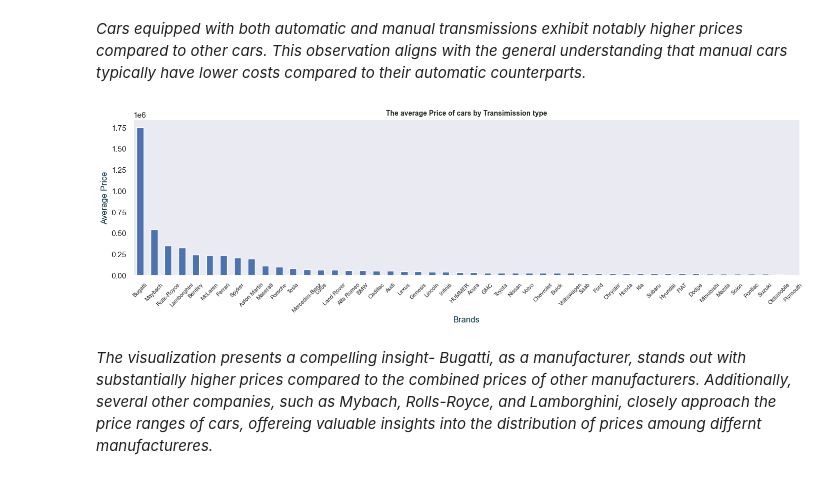
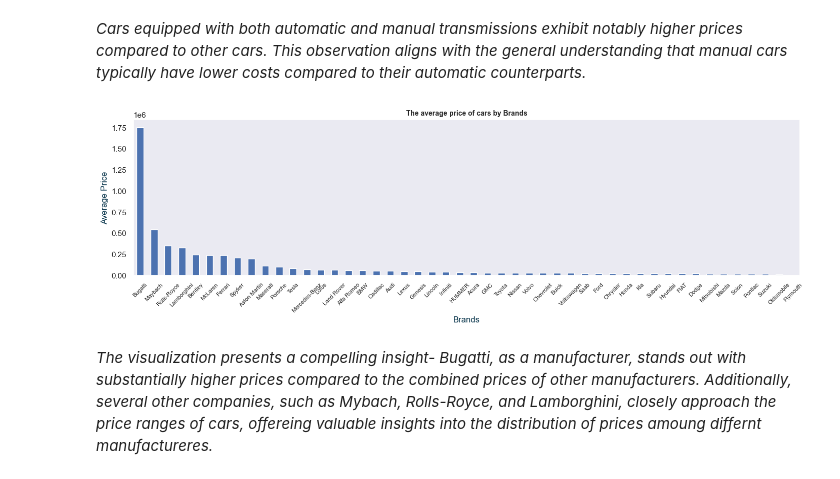
Before and after one commit to Shuhaib73/Price-Prediction-ML-Project, a Jupyter notebook: project.ipynb, the cells around one changed output. Cells and saved outputs as stored; diff of their text form; code cells hidden in the pictures.

```diff
--- a/project.ipynb
+++ b/project.ipynb
@@ -209,18 +209,18 @@ plt.show()
 # %%
 # Create a bar plot to visualize the average price of cars by make in descending order
 
 plt.figure(figsize=(17, 4))
 df.groupby('Make')['MSRP'].mean().sort_values(ascending=False).plot(kind='bar')
 
-plt.title('The average Price of cars by Transimission type', fontdict={'weight': 'bold', 'fontsize': 10})
+plt.title('The average price of cars by Brands', fontdict={'weight': 'bold', 'fontsize': 10})
 plt.xlabel('Brands', fontdict={'color': '#023047'})
 plt.ylabel('Average Price', fontdict={'color': '#023047'})
 plt.xticks(rotation=45, fontsize=8)
 
 plt.grid(False)
 plt.show()
 # %% [output]
-[figure, old version]
+[figure, new version]
 # %% [markdown]
 *The visualization presents a compelling insight- Bugatti, as a manufacturer, stands out with substantially higher prices compared to the combined prices of other manufacturers. Additionally, several other companies, such as Mybach, Rolls-Royce, and Lamborghini, closely approach the price ranges of cars, offereing valuable insights into the distribution of prices amoung differnt manufactureres.*
 # %% [markdown]
```
Also changed, not shown: parts of 1 cell of this notebook, 2 other files.
